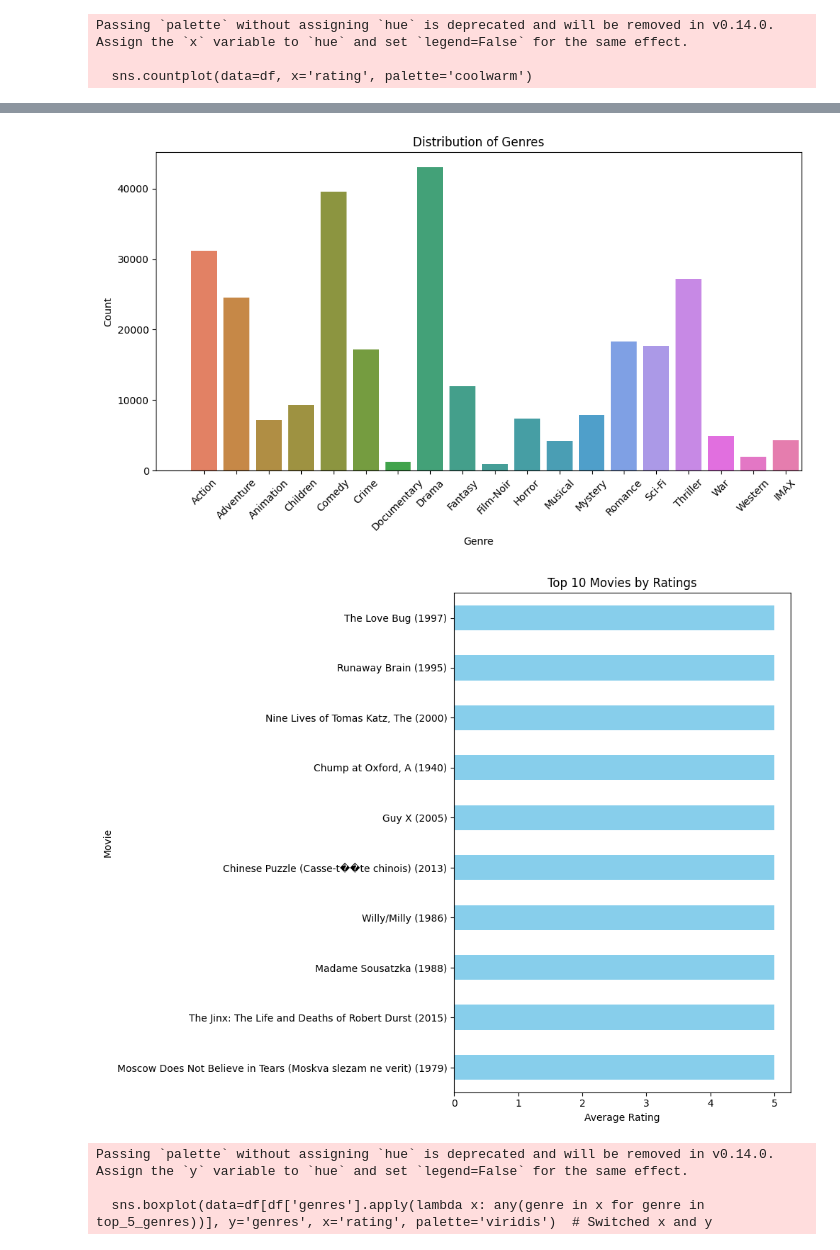
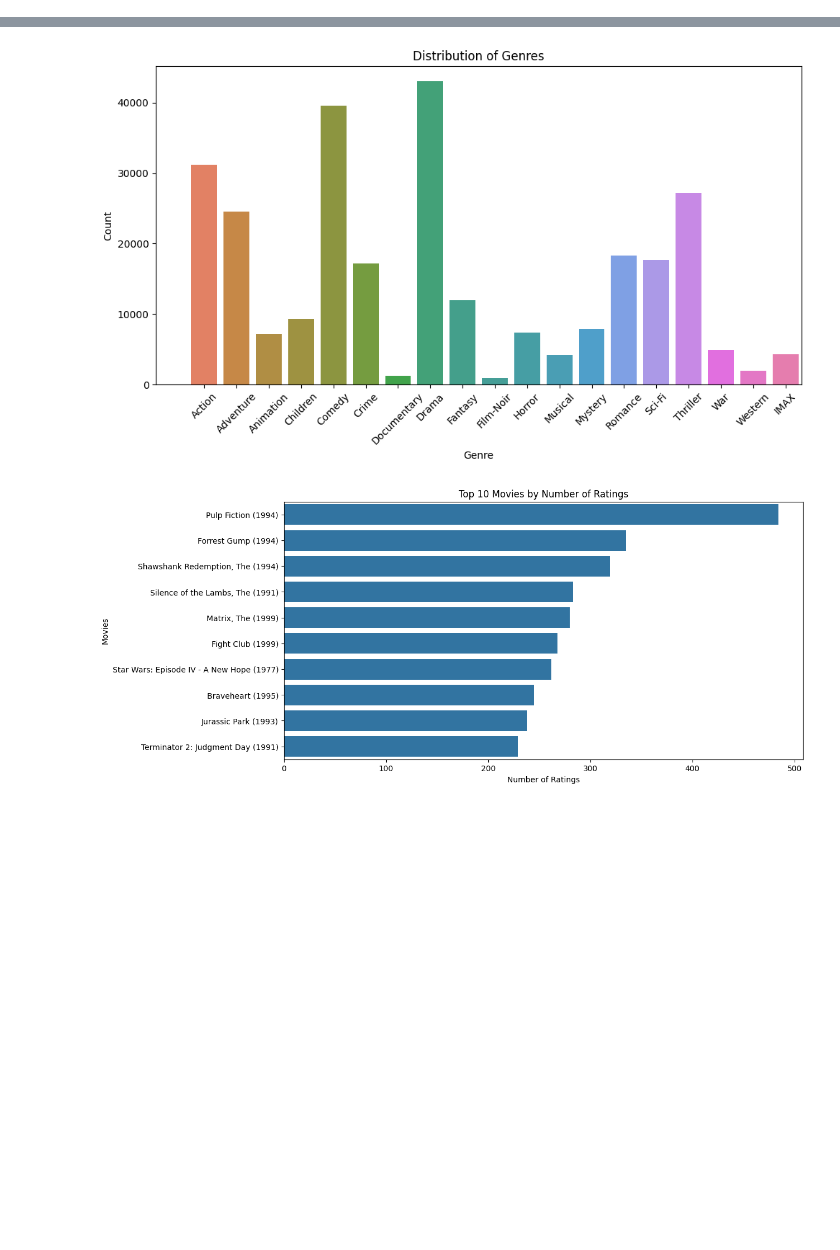
Before and after one commit to b22cs068/Movie-Recommendor-System, a Jupyter notebook: Dataset_Modification_Code.ipynb, the cells around one changed output, grey strips where cells are left out. Saved outputs shown, nothing was run; the diff lists cells and outputs as text; code cells hidden in the pictures; blank space fills up the shorter version.

```diff
--- a/Dataset_Modification_Code.ipynb
+++ b/Dataset_Modification_Code.ipynb
@@ -78,7 +90,7 @@ def encode_genres(genre_string):
 df['genres_encoded'] = df['genres'].apply(encode_genres)
 
 # Print the first few rows to verify the encoding
-print(df.head())
+display(df.head())
 
 # Save the modified dataframe to a new CSV file
 df.to_csv('modified_file_encoded.csv', index=False)
@@ -86,12 +98,12 @@ df.to_csv('modified_file_encoded.csv', index=False)
 
 
 # Data visualization
-# Ratings vs. Movies
+# Rating distribution
 plt.figure(figsize=(10, 6))
-sns.countplot(data=df, x='rating', palette='coolwarm')
+sns.countplot(data=df, x='rating', hue='rating', palette='coolwarm', legend=False)  # Assigning 'rating' column to hue
 plt.xlabel('Rating')
 plt.ylabel('Count')
-plt.title('Distribution of Ratings')
+plt.title('Rating Distribution')
 plt.tight_layout()
 plt.show()
 
@@ -130,35 +142,26 @@ plt.xticks(valid_genre_codes, [genre_mapping_short[genre] for genre in valid_gen
 plt.tight_layout()
 plt.show()
 
-# Top 10 movies by ratings
-top_10_movies = df.groupby('title')['rating'].mean().sort_values(ascending=False).head(10)
-plt.figure(figsize=(10, 8))  # Adjusted figure size
-top_10_movies.plot(kind='barh', color='skyblue')  # Horizontal bar plot
-plt.ylabel('Movie')  # Y-axis label
-plt.xlabel('Average Rating')  # X-axis label
-plt.title('Top 10 Movies by Ratings')
-plt.tight_layout()
+# Visualization 1: Top 10 Movies by Number of Ratings
+top_movies = df['title'].value_counts().head(10)
+plt.figure(figsize=(12, 6))
+sns.barplot(x=top_movies, y=top_movies.index)
+plt.title('Top 10 Movies by Number of Ratings')
+plt.xlabel('Number of Ratings')
+plt.ylabel('Movies')
 plt.show()
 
+
 # Rating distribution across top 5 genres
-top_5_genres = df.groupby('genres')['rating'].mean().nlargest(5).index  # Top 5 genres based on ratings
-plt.figure(figsize=(12, 8))
-sns.boxplot(data=df[df['genres'].apply(lambda x: any(genre in x for genre in top_5_genres))], y='genres', x='rating', palette='viridis')  # Switched x and y
-plt.xlabel('Rating')  # Adjusted labels
-plt.ylabel('Genre')
-plt.title('Rating Distribution Across Top 5 Genres')
-plt.tight_layout()
+df['main_genre'] = df['genres'].apply(lambda x: x.split('|')[0])
+top_genres = df['main_genre'].value_counts().head(5).index
+
+plt.figure(figsize=(12, 6))
+sns.boxplot(x='main_genre', y='rating', data=df[df['main_genre'].isin(top_genres)])
+plt.title('Ratings Distribution Across Top 5 Genres')
+plt.xlabel('Genre')
+plt.ylabel('Rating')
 plt.show()
-
-# Top 10 movies by average rating
-top_10_average_rating = df.groupby('title')['rating'].mean().sort_values(ascending=False).head(10)
-plt.figure(figsize=(10, 8))  # Adjusted figure size
-top_10_average_rating.plot(kind='barh', color='skyblue')  # Horizontal bar plot
-plt.ylabel('Movie')  # Y-axis label
-plt.xlabel('Average Rating')  # X-axis label
-plt.title('Top 10 Movies by Average Rating')
-plt.tight_layout()
-plt.show()
 # %% [output]
 Missing Values Before Removing Columns:
 userId             0
@@ -180,3 +178,0 @@ season             0
-Passing `palette` without assigning `hue` is deprecated and will be removed in v0.14.0. Assign the `x` variable to `hue` and set `legend=False` for the same effect.
-
-  sns.countplot(data=df, x='rating', palette='coolwarm')
@@ -184,5 +186,2 @@ Passing `palette` without assigning `hue` is deprecated and will be removed in v
 [figure]
-[figure, old version]
+[figure, new version]
-Passing `palette` without assigning `hue` is deprecated and will be removed in v0.14.0. Assign the `y` variable to `hue` and set `legend=False` for the same effect.
-
-  sns.boxplot(data=df[df['genres'].apply(lambda x: any(genre in x for genre in top_5_genres))], y='genres', x='rating', palette='viridis')  # Switched x and y
```
Also changed, not shown: parts of 4 cells of this notebook.
